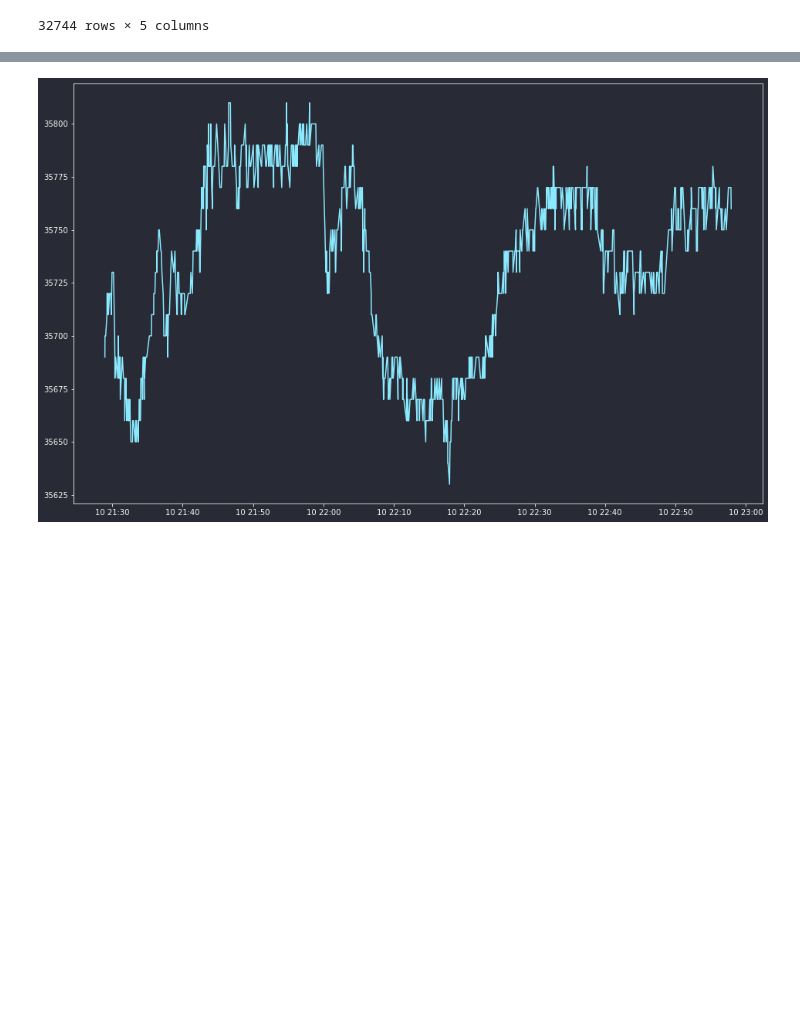
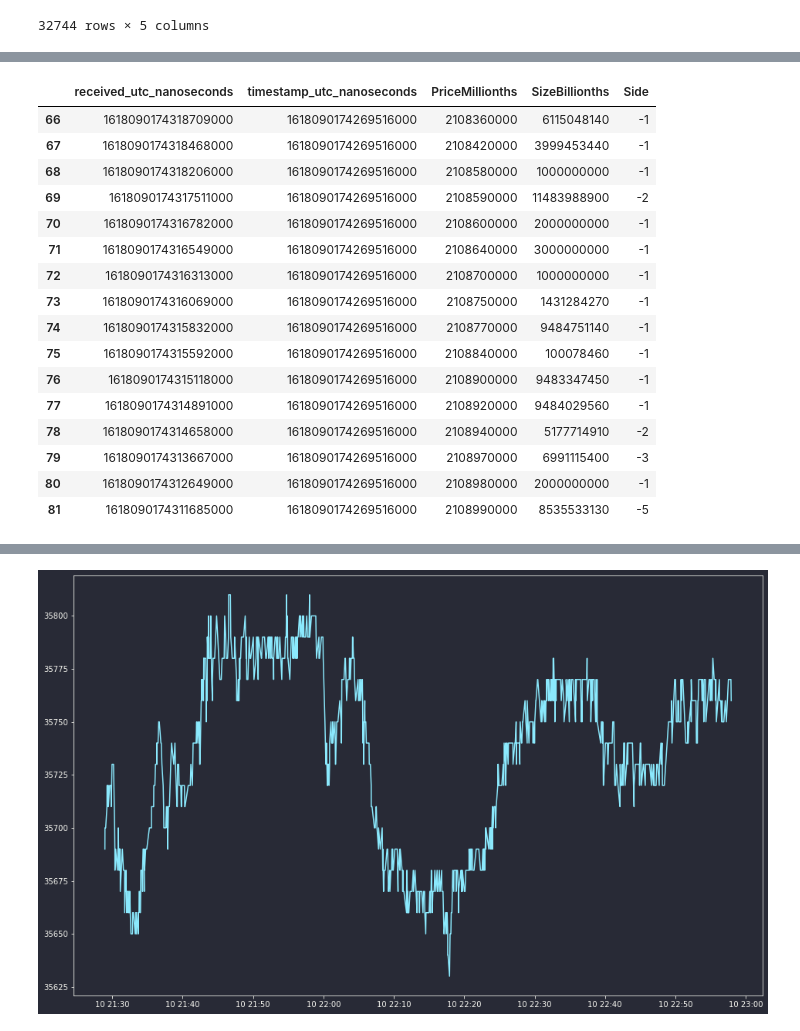
Before and after one commit to philipwlee/regquant, a Jupyter notebook: hw4_flow/hw4_flow_philip_lee_12129240.ipynb, the cells around one changed output, grey strips where cells are left out. Saved outputs shown, nothing was run; the diff lists cells and outputs as text; code cells hidden in the pictures; blank space fills up the shorter version.

```diff
--- a/hw4_flow/hw4_flow_philip_lee_12129240.ipynb
+++ b/hw4_flow/hw4_flow_philip_lee_12129240.ipynb
@@ -71,3 +97,23 @@ trd_raw
+# %%
+trd_raw[trd_raw["timestamp_utc_nanoseconds"]==1618090174269516000]
+# %% [output]
+|  | received_utc_nanoseconds | timestamp_utc_nanoseconds | PriceMillionths | SizeBillionths | Side |
+| 66 | 1618090174318709000 | 1618090174269516000 | 2108360000 | 6115048140 | -1 |
+| 67 | 1618090174318468000 | 1618090174269516000 | 2108420000 | 3999453440 | -1 |
+| 68 | 1618090174318206000 | 1618090174269516000 | 2108580000 | 1000000000 | -1 |
+| 69 | 1618090174317511000 | 1618090174269516000 | 2108590000 | 11483988900 | -2 |
+| 70 | 1618090174316782000 | 1618090174269516000 | 2108600000 | 2000000000 | -1 |
+| 71 | 1618090174316549000 | 1618090174269516000 | 2108640000 | 3000000000 | -1 |
+| 72 | 1618090174316313000 | 1618090174269516000 | 2108700000 | 1000000000 | -1 |
+| 73 | 1618090174316069000 | 1618090174269516000 | 2108750000 | 1431284270 | -1 |
+| 74 | 1618090174315832000 | 1618090174269516000 | 2108770000 | 9484751140 | -1 |
+| 75 | 1618090174315592000 | 1618090174269516000 | 2108840000 | 100078460 | -1 |
+| 76 | 1618090174315118000 | 1618090174269516000 | 2108900000 | 9483347450 | -1 |
+| 77 | 1618090174314891000 | 1618090174269516000 | 2108920000 | 9484029560 | -1 |
+| 78 | 1618090174314658000 | 1618090174269516000 | 2108940000 | 5177714910 | -2 |
+| 79 | 1618090174313667000 | 1618090174269516000 | 2108970000 | 6991115400 | -3 |
+| 80 | 1618090174312649000 | 1618090174269516000 | 2108980000 | 2000000000 | -1 |
+| 81 | 1618090174311685000 | 1618090174269516000 | 2108990000 | 8535533130 | -5 |
 # %%
 trd_raw = trd_raw.iloc[:100,:]
 trd_raw.loc[:, "dflow"] = (trd_raw["SizeBillionths"] * (trd_raw["Side"] > 0)
```
Also changed, not shown: parts of 9 cells of this notebook.
